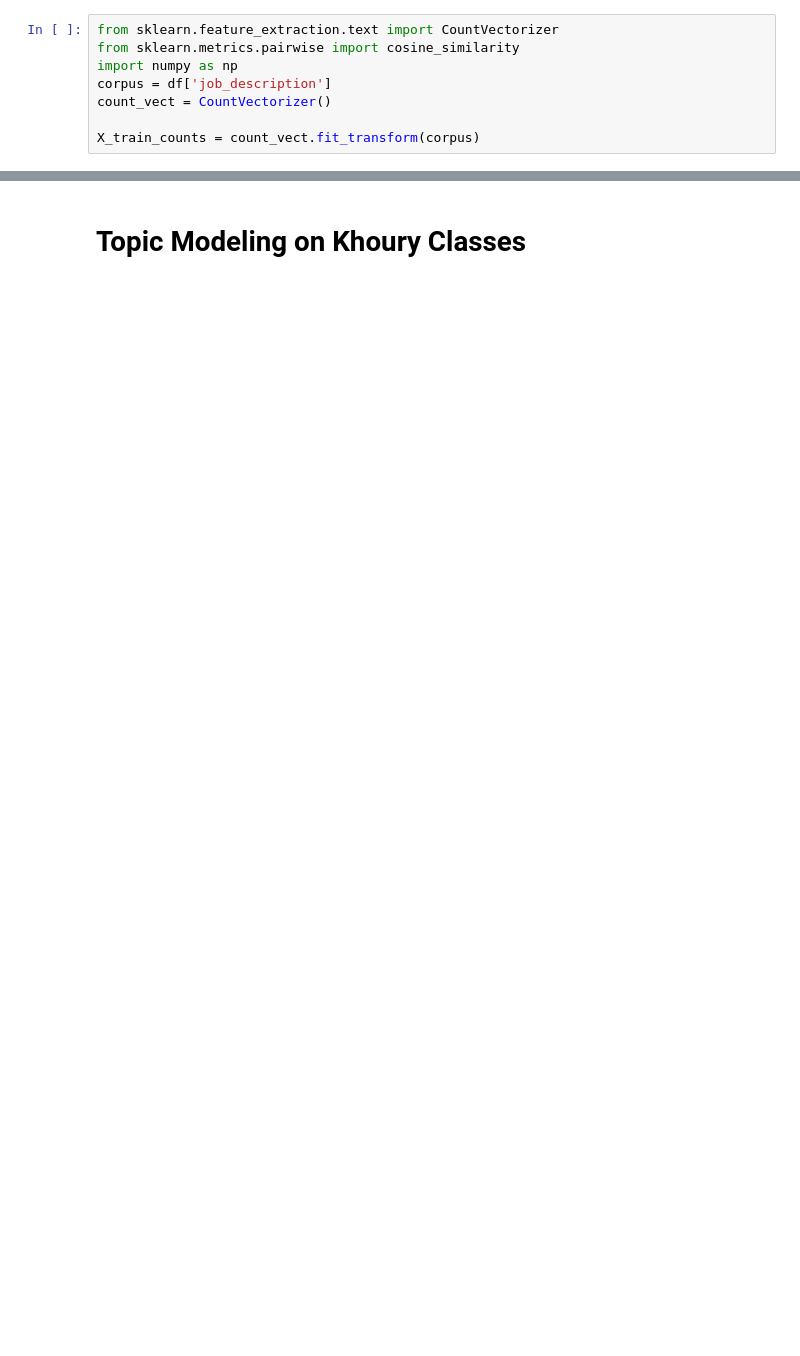
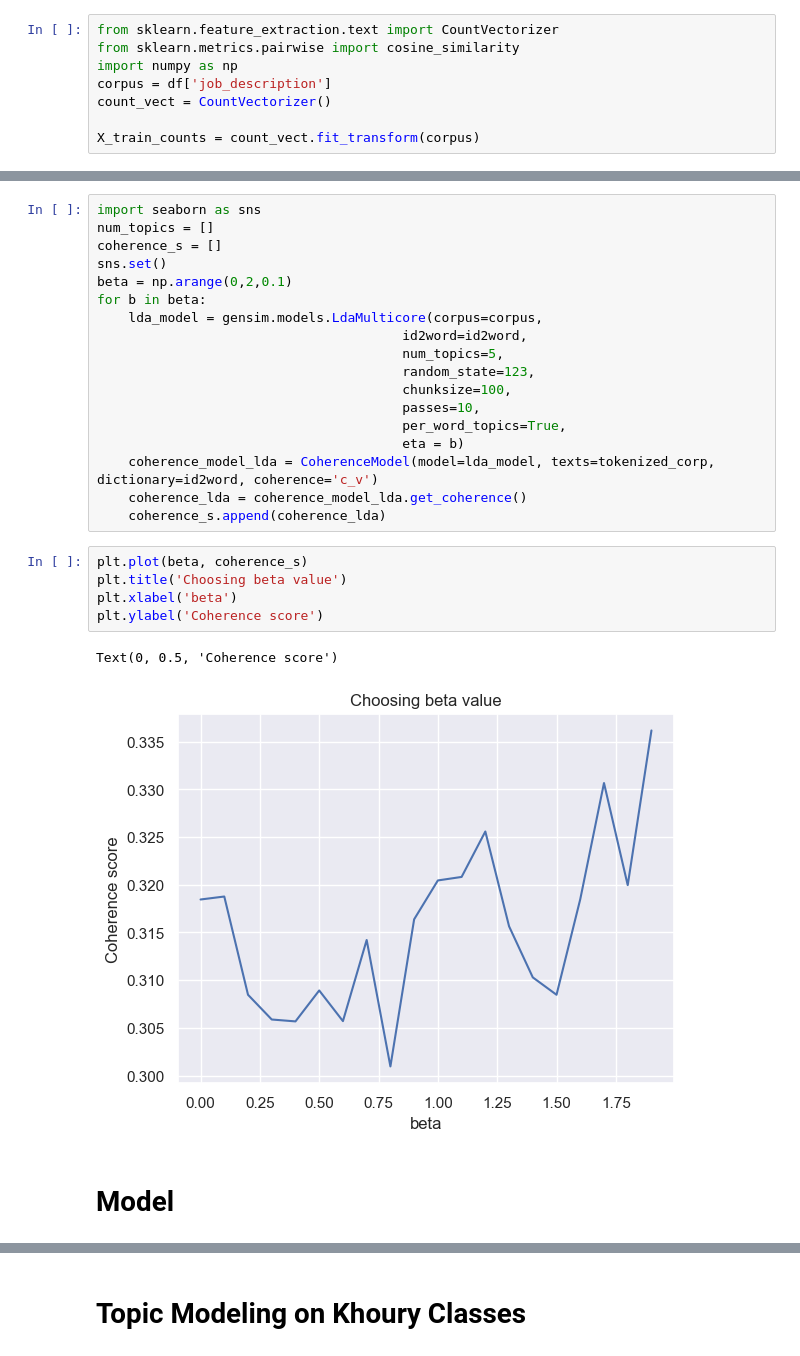
Before and after one commit to wendionwuakpa/jobpostingsproj, a Jupyter notebook: DS_3000_Project.ipynb, the cells around one changed output, grey strips where cells are left out. Saved outputs shown, nothing was run; the diff lists cells and outputs as text; blank space fills up the shorter version.

```diff
--- a/DS_3000_Project.ipynb
+++ b/DS_3000_Project.ipynb
@@ -185,2 +303,30 @@ corpus = [id2word.doc2bow(text) for text in texts]
+# %%
+import seaborn as sns
+num_topics = []
+coherence_s = []
+sns.set()
+beta = np.arange(0,2,0.1)
+for b in beta:
+    lda_model = gensim.models.LdaMulticore(corpus=corpus,
+                                       id2word=id2word,
+                                       num_topics=5,
+                                       random_state=123,
+                                       chunksize=100,
+                                       passes=10,
+                                       per_word_topics=True,
+                                       eta = b)
+    coherence_model_lda = CoherenceModel(model=lda_model, texts=tokenized_corp, dictionary=id2word, coherence='c_v')
+    coherence_lda = coherence_model_lda.get_coherence()
+    coherence_s.append(coherence_lda)
+# %%
+plt.plot(beta, coherence_s)
+plt.title('Choosing beta value')
+plt.xlabel('beta')
+plt.ylabel('Coherence score')
+# %% [output]
+Text(0, 0.5, 'Coherence score')
+[figure, added]
+# %% [markdown]
+# Model
 # %%
 import gensim
```
Also changed, not shown: parts of 36 cells of this notebook.
